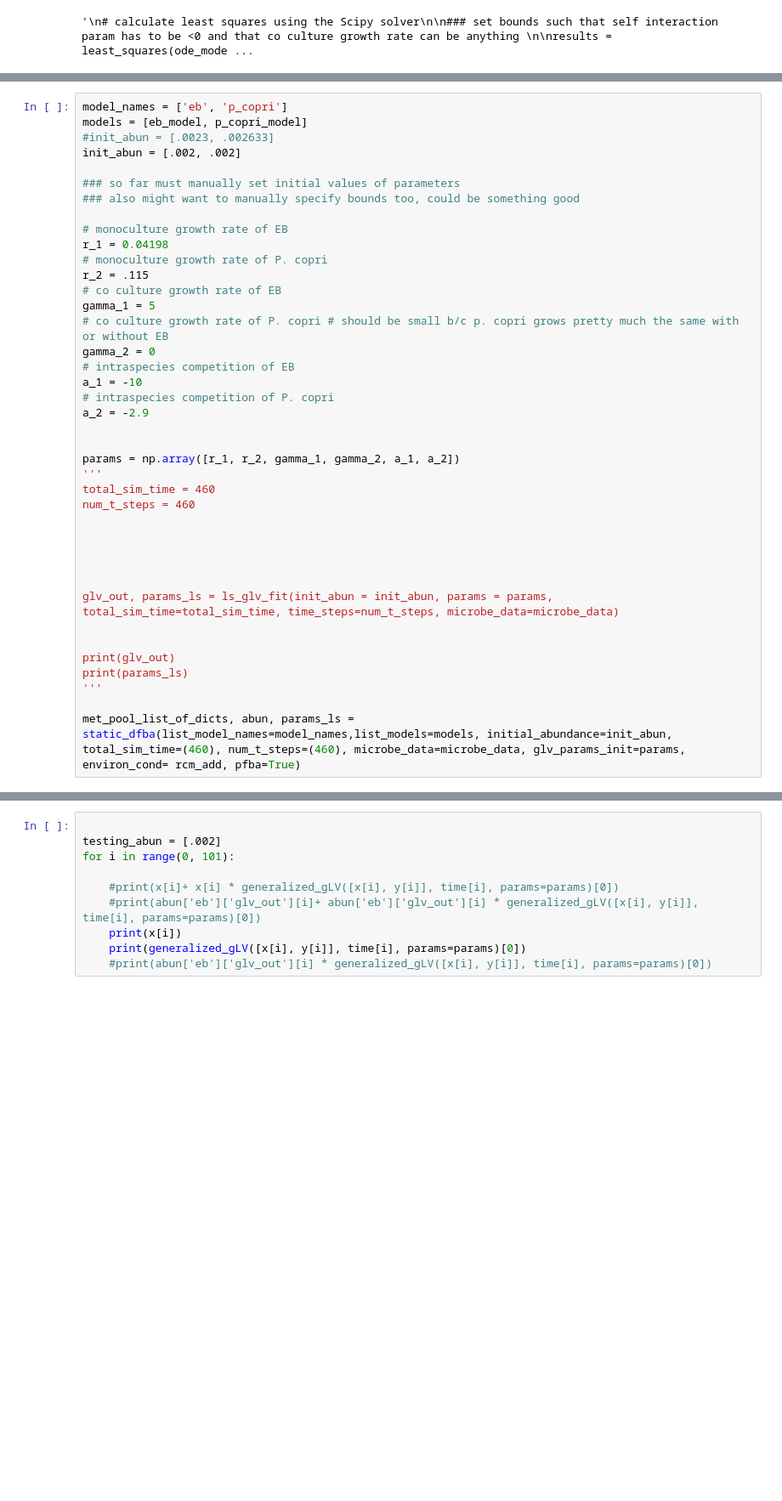
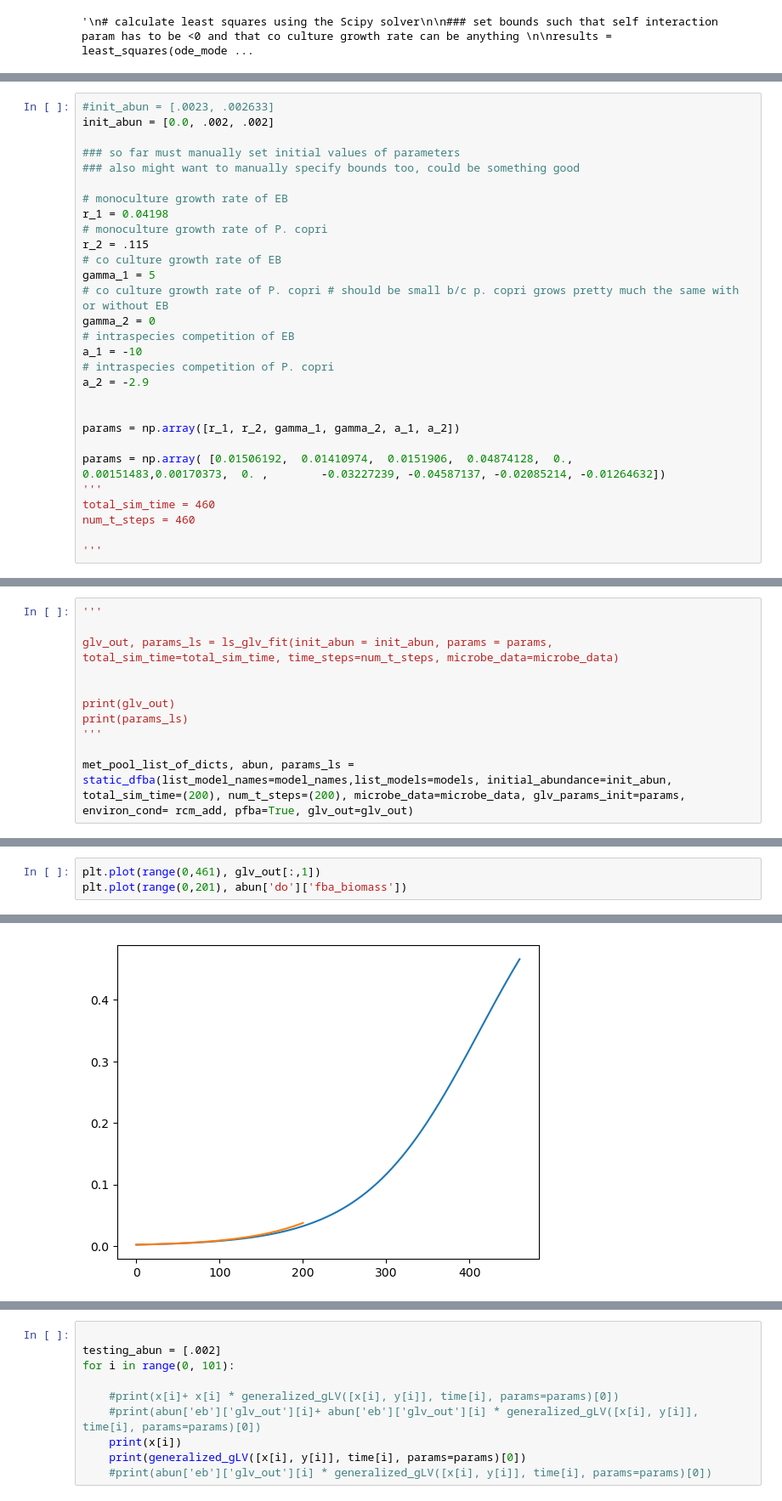
Before and after one commit to haydengallo/glv_dfba, a Jupyter notebook: dfba_glv_implement.ipynb, the cells around one changed output, grey strips where cells are left out. Shown at 85% size. Saved outputs shown, nothing was run; the diff lists cells and outputs as text; blank space fills up the shorter version.

```diff
--- a/dfba_glv_implement.ipynb
+++ b/dfba_glv_implement.ipynb
@@ -653,8 +693,6 @@ df.round(4)
 # %%
-model_names = ['eb', 'p_copri']
-models = [eb_model, p_copri_model]
 #init_abun = [.0023, .002633]
-init_abun = [.002, .002]
+init_abun = [0.0, .002, .002]
 
 ### so far must manually set initial values of parameters
 ### also might want to manually specify bounds too, could be something good
@@ -674,20 +712,11 @@ a_2 = -2.9
 
 
 params = np.array([r_1, r_2, gamma_1, gamma_2, a_1, a_2])
+
+params = np.array( [0.01506192,  0.01410974,  0.0151906,  0.04874128,  0.,          0.00151483,0.00170373,  0. ,        -0.03227239, -0.04587137, -0.02085214, -0.01264632])
 '''
 total_sim_time = 460
 num_t_steps = 460
 
-
-
-
-
-glv_out, params_ls = ls_glv_fit(init_abun = init_abun, params = params, total_sim_time=total_sim_time, time_steps=num_t_steps, microbe_data=microbe_data)
-
-
-print(glv_out)
-print(params_ls)
 '''
-
-met_pool_list_of_dicts, abun, params_ls = static_dfba(list_model_names=model_names,list_models=models, initial_abundance=init_abun, total_sim_time=(460), num_t_steps=(460), microbe_data=microbe_data, glv_params_init=params, environ_cond= rcm_add, pfba=True)
 # %% [output]
@@ -711,0 +832,11 @@ Obj val 0.002746195966299213
+# %%
+'''
+
+glv_out, params_ls = ls_glv_fit(init_abun = init_abun, params = params, total_sim_time=total_sim_time, time_steps=num_t_steps, microbe_data=microbe_data)
+
+
+print(glv_out)
+print(params_ls)
+'''
+
+met_pool_list_of_dicts, abun, params_ls = static_dfba(list_model_names=model_names,list_models=models, initial_abundance=init_abun, total_sim_time=(200), num_t_steps=(200), microbe_data=microbe_data, glv_params_init=params, environ_cond= rcm_add, pfba=True, glv_out=glv_out)
@@ -711,0 +881,4 @@ Obj val 0.002746195966299213
+# %%
+plt.plot(range(0,461), glv_out[:,1])
+plt.plot(range(0,201), abun['do']['fba_biomass'])
+# %% [output]
@@ -711,0 +886 @@ Obj val 0.002746195966299213
+[figure, added]
```
Also changed, not shown: parts of 21 cells of this notebook, 9 other files.
